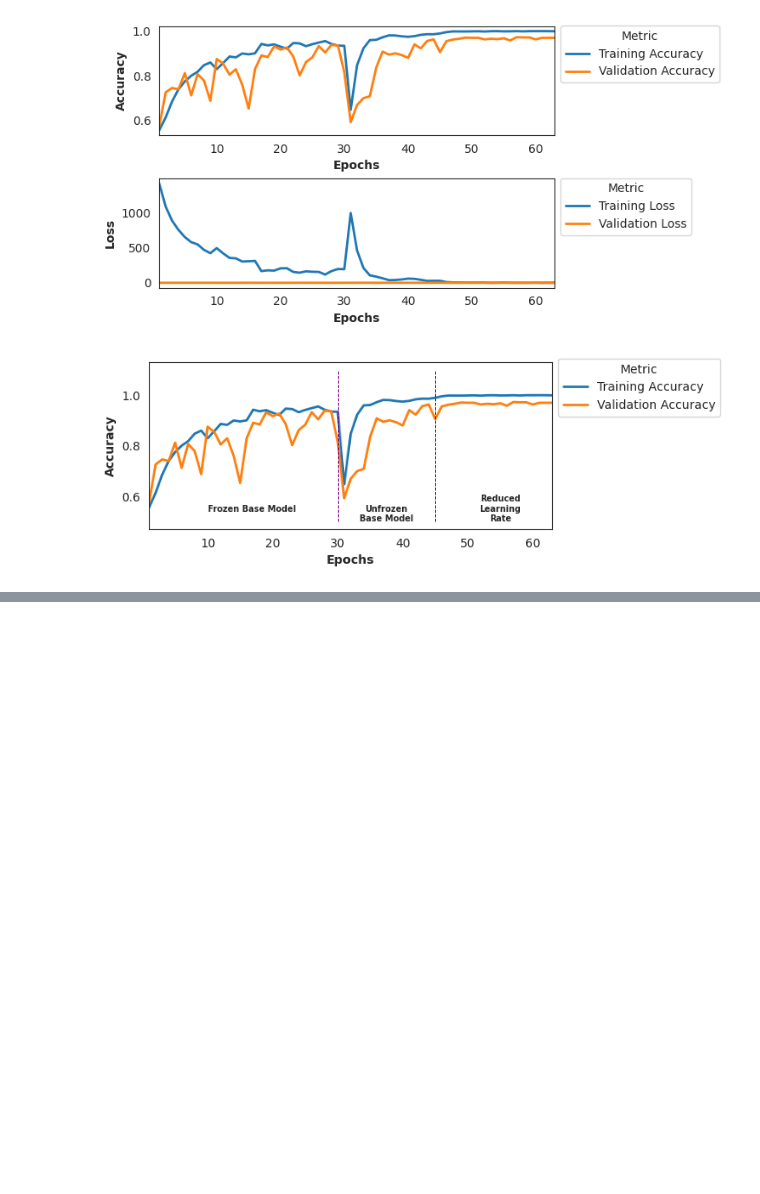
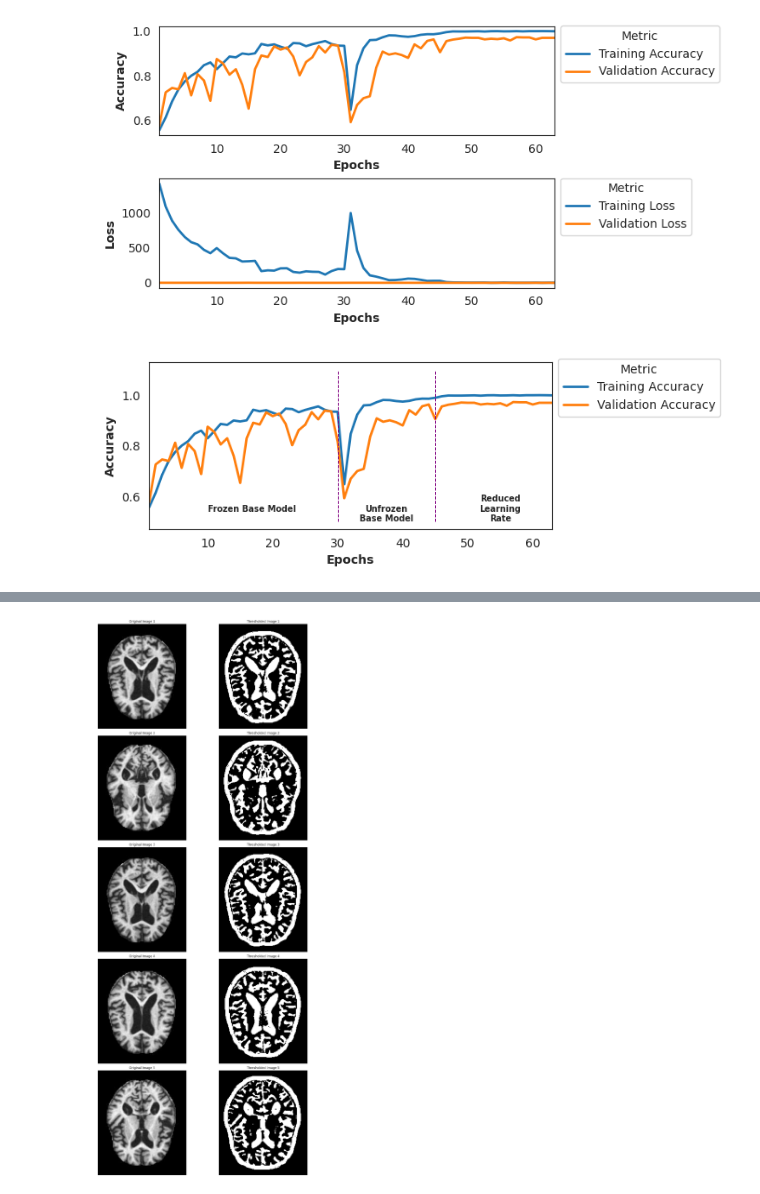
Before and after one commit to sarahayek98/Alzheimer-detection-using-3-machine-learning-algorithms-, a Jupyter notebook: Untitled9.ipynb, the cells around one changed output, grey strips where cells are left out. Drawn from its saved outputs; the diff is of its cells as text; code cells hidden in the pictures; blank space fills up the shorter version.

```diff
--- a/Untitled9.ipynb
+++ b/Untitled9.ipynb
@@ -295,0 +401,15 @@ model.save("Efficient-AD.keras")
+# %%
+def ensure_8bit_grayscale(image):
+    # Convert normalized images to 8-bit
+    if image.dtype != np.uint8:
+        image = (image * 255).astype(np.uint8)
+
+    # Convert color images to grayscale
+    if len(image.shape) == 3 and image.shape[2] == 3:  # Check for 3 color channels
+        image = cv2.cvtColor(image, cv2.COLOR_RGB2GRAY)
+
+    return image
+
+def apply_adaptive_thresholding(image):
+    image_8bit = ensure_8bit_grayscale(image)
+    return cv2.adaptiveThreshold(image_8bit, 255, cv2.ADAPTIVE_THRESH_GAUSSIAN_C, cv2.THRESH_BINARY, 11, 2)
@@ -295,0 +580,74 @@ model.save("Efficient-AD.keras")
+# %%
+import cv2
+import numpy as np
+import matplotlib.pyplot as plt
+import os
+
+# Function to apply adaptive thresholding
+def apply_adaptive_thresholding(image):
+    # Ensure the image is in 8-bit grayscale format
+    image = ensure_8bit_grayscale(image)
+
+    # Normalize pixel values to the range [0, 255]
+    image = cv2.normalize(image, None, 0, 255, cv2.NORM_MINMAX)
+
+    # Your implementation of adaptive thresholding
+    # Use cv2.THRESH_BINARY_INV to make the background white
+    thresholded_image = cv2.adaptiveThreshold(image, 255, cv2.ADAPTIVE_THRESH_MEAN_C, cv2.THRESH_BINARY_INV, blockSize=21, C=10)
+
+    return thresholded_image
+
+def ensure_8bit_grayscale(image):
+    # Check if the image is already in the correct format
+    if len(image.shape) == 2 and image.dtype == np.uint8:
+        return image
+
+    # Convert color images to grayscale
+    if len(image.shape) == 3 and image.shape[2] == 3:  # Check for 3 color channels
+        image = cv2.cvtColor(np.asarray(image), cv2.COLOR_RGB2GRAY)
+
+    # Convert to 8-bit unsigned integer
+    image = image.astype(np.uint8)
+
+    return image
+
+# Function to display original and thresholded images
+def display_images(original_images, thresholded_images, num_images=5):
+    plt.figure(figsize=(15, 6 * num_images))
+
+    for i in range(num_images):
+        # Original Image
+        ax1 = plt.subplot(num_images, 2, 2 * i + 1)
+        ax1.imshow(original_images[i], cmap='gray')
+        ax1.set_title(f"Original Image {i + 1}")
+        plt.axis('off')
+
+        # Thresholded Image
+        ax2 = plt.subplot(num_images, 2, 2 * i + 2)
+        ax2.imshow(thresholded_images[i], cmap='gray')
+        ax2.set_title(f"Thresholded Image {i + 1}")
+        plt.axis('off')
+
+    plt.tight_layout()
+    plt.show()
+
+# Directory containing your class subdirectories
+class_directory = '/content/drive/MyDrive/Alzheimer Dataset/train'
+
+# Get a list of all subdirectories in the class directory
+class_subdirectories = [os.path.join(class_directory, subdir) for subdir in os.listdir(class_directory) if os.path.isdir(os.path.join(class_directory, subdir))]
+
+# Read and preprocess images from each class
+original_images = []
+for class_subdir in class_subdirectories:
+    class_image_paths = [os.path.join(class_subdir, filename) for filename in os.listdir(class_subdir)]
+    class_images = [cv2.imread(path, cv2.IMREAD_GRAYSCALE) for path in class_image_paths if cv2.imread(path, cv2.IMREAD_GRAYSCALE) is not None]
+    original_images.extend(class_images)
+
+# Apply transformations to a subset of images
+adaptive_thresholded_images = [apply_adaptive_thresholding(image) for image in original_images]
+
+# Display the original and thresholded images
+display_images(original_images, adaptive_thresholded_images, num_images=5)
+# %% [output]
+[figure, added]
```
Also changed, not shown: parts of 19 cells of this notebook.
